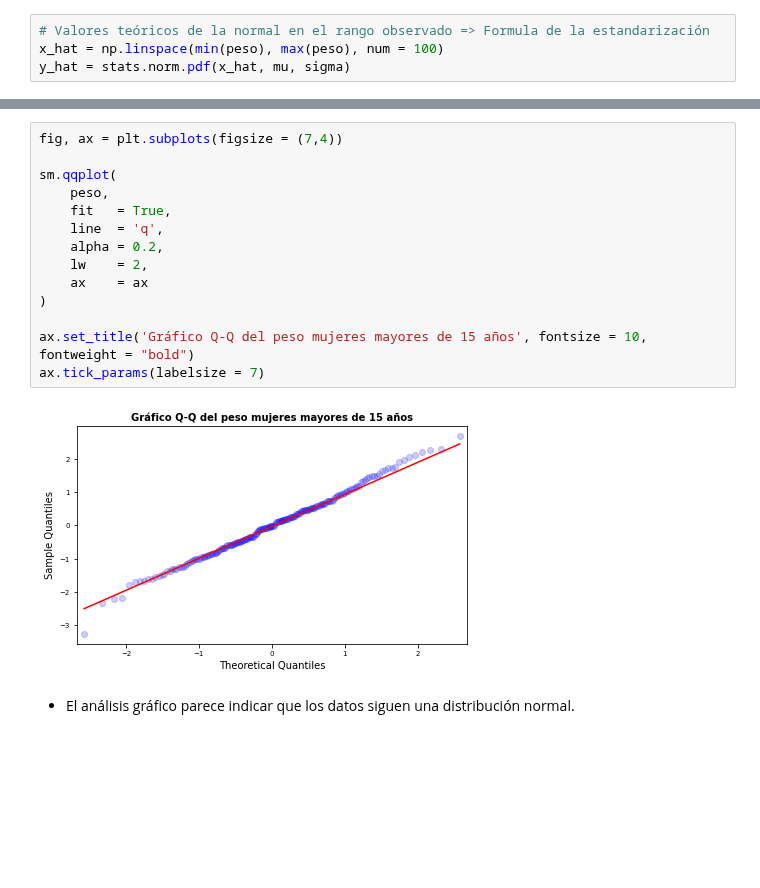
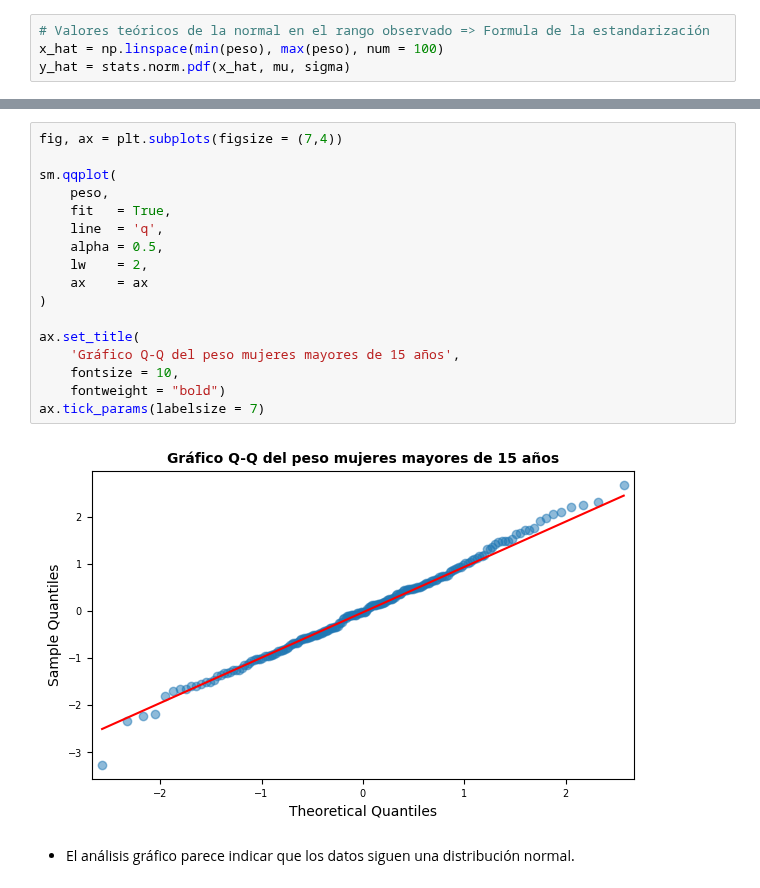
Before and after one commit to Kaiziferr/machine_learning, a Jupyter notebook: EDA/normality_analysis/01_workshop_normality_analysis.ipynb, the cells around one changed output, grey strips where cells are left out. Saved outputs shown, nothing was run; the diff lists cells and outputs as text; blank space fills up the shorter version.

```diff
--- a/EDA/normality_analysis/01_workshop_normality_analysis.ipynb
+++ b/EDA/normality_analysis/01_workshop_normality_analysis.ipynb
@@ -69,19 +72,22 @@ ax.legend();
 # %%
 fig, ax = plt.subplots(figsize = (7,4))
 
 sm.qqplot(
     peso,
     fit   = True,
     line  = 'q',
-    alpha = 0.2,
+    alpha = 0.5,
     lw    = 2,
     ax    = ax
 )
 
-ax.set_title('Gráfico Q-Q del peso mujeres mayores de 15 años', fontsize = 10, fontweight = "bold")
+ax.set_title(
+    'Gráfico Q-Q del peso mujeres mayores de 15 años',
+    fontsize = 10,
+    fontweight = "bold")
 ax.tick_params(labelsize = 7)
 # %% [output]
-[figure, old version]
+[figure, new version]
 # %% [markdown]
 - El análisis gráfico parece indicar que los datos siguen una distribución normal.
 # %% [markdown]
```
Also changed, not shown: parts of 6 cells of this notebook.
